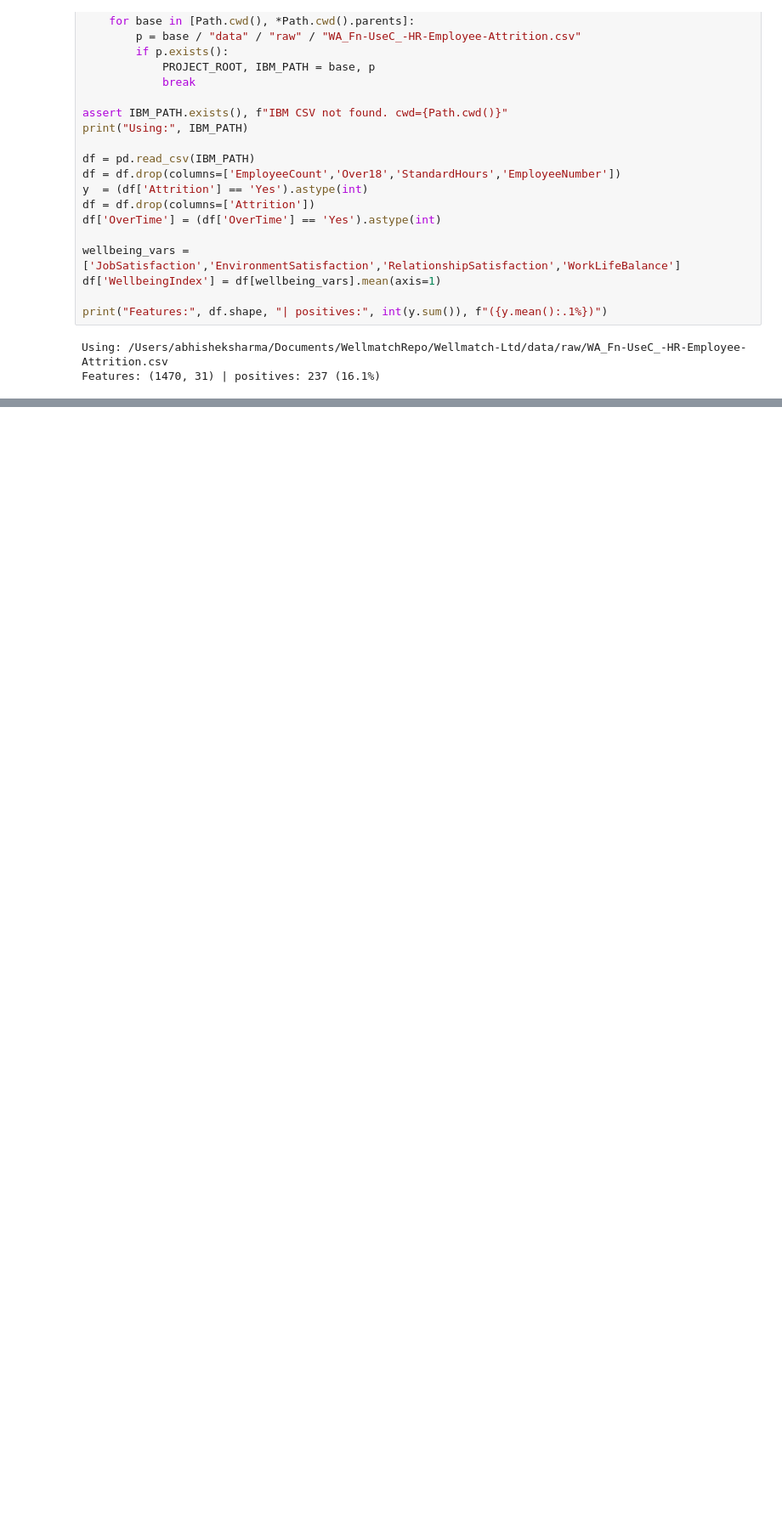
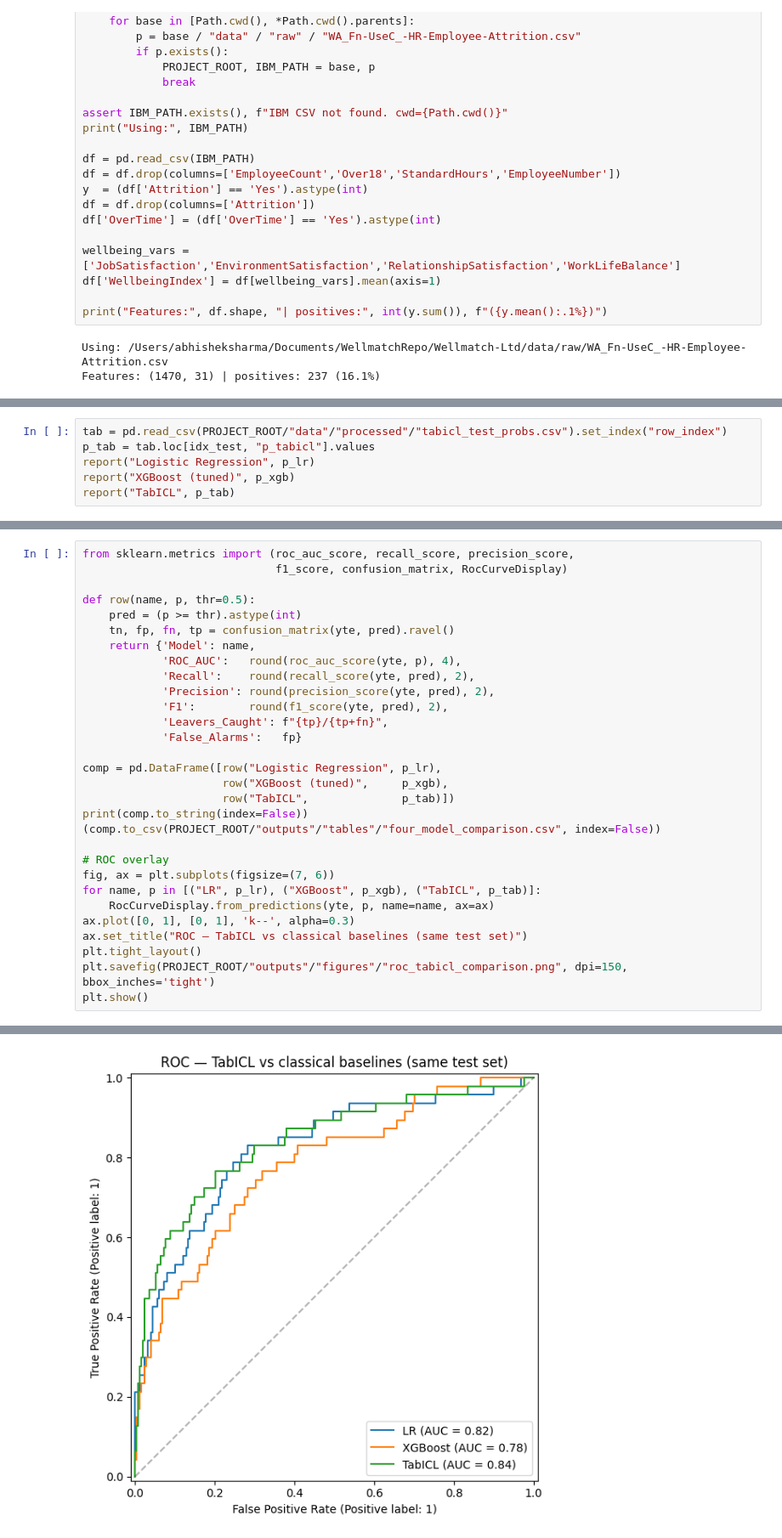
Before and after one commit to Abhi4091-art/Wellmatch-Ltd, a Jupyter notebook: notebooks/08_model_comparison.ipynb, the cells around one changed output, grey strips where cells are left out. Shown at 85% size. Drawn from its saved outputs; the diff is of its cells as text; blank space fills up the shorter version.

```diff
--- a/notebooks/08_model_comparison.ipynb
+++ b/notebooks/08_model_comparison.ipynb
@@ -141,0 +129,6 @@ Checkpoint 'tabicl-classifier-v2-20260212.ckpt' not cached.
+# %%
+tab = pd.read_csv(PROJECT_ROOT/"data"/"processed"/"tabicl_test_probs.csv").set_index("row_index")
+p_tab = tab.loc[idx_test, "p_tabicl"].values
+report("Logistic Regression", p_lr)
+report("XGBoost (tuned)", p_xgb)
+report("TabICL", p_tab)
@@ -141,0 +139,31 @@ Checkpoint 'tabicl-classifier-v2-20260212.ckpt' not cached.
+# %%
+from sklearn.metrics import (roc_auc_score, recall_score, precision_score,
+                             f1_score, confusion_matrix, RocCurveDisplay)
+
+def row(name, p, thr=0.5):
+    pred = (p >= thr).astype(int)
+    tn, fp, fn, tp = confusion_matrix(yte, pred).ravel()
+    return {'Model': name,
+            'ROC_AUC':   round(roc_auc_score(yte, p), 4),
+            'Recall':    round(recall_score(yte, pred), 2),
+            'Precision': round(precision_score(yte, pred), 2),
+            'F1':        round(f1_score(yte, pred), 2),
+            'Leavers_Caught': f"{tp}/{tp+fn}",
+            'False_Alarms':   fp}
+
+comp = pd.DataFrame([row("Logistic Regression", p_lr),
+                     row("XGBoost (tuned)",     p_xgb),
+                     row("TabICL",              p_tab)])
+print(comp.to_string(index=False))
+(comp.to_csv(PROJECT_ROOT/"outputs"/"tables"/"four_model_comparison.csv", index=False))
+
+# ROC overlay
+fig, ax = plt.subplots(figsize=(7, 6))
+for name, p in [("LR", p_lr), ("XGBoost", p_xgb), ("TabICL", p_tab)]:
+    RocCurveDisplay.from_predictions(yte, p, name=name, ax=ax)
+ax.plot([0, 1], [0, 1], 'k--', alpha=0.3)
+ax.set_title("ROC — TabICL vs classical baselines (same test set)")
+plt.tight_layout()
+plt.savefig(PROJECT_ROOT/"outputs"/"figures"/"roc_tabicl_comparison.png", dpi=150, bbox_inches='tight')
+plt.show()
+# %% [output]
@@ -141,0 +174 @@ Checkpoint 'tabicl-classifier-v2-20260212.ckpt' not cached.
+[figure, added]
```
Also changed, not shown: parts of 7 cells of this notebook, 1 other file.
